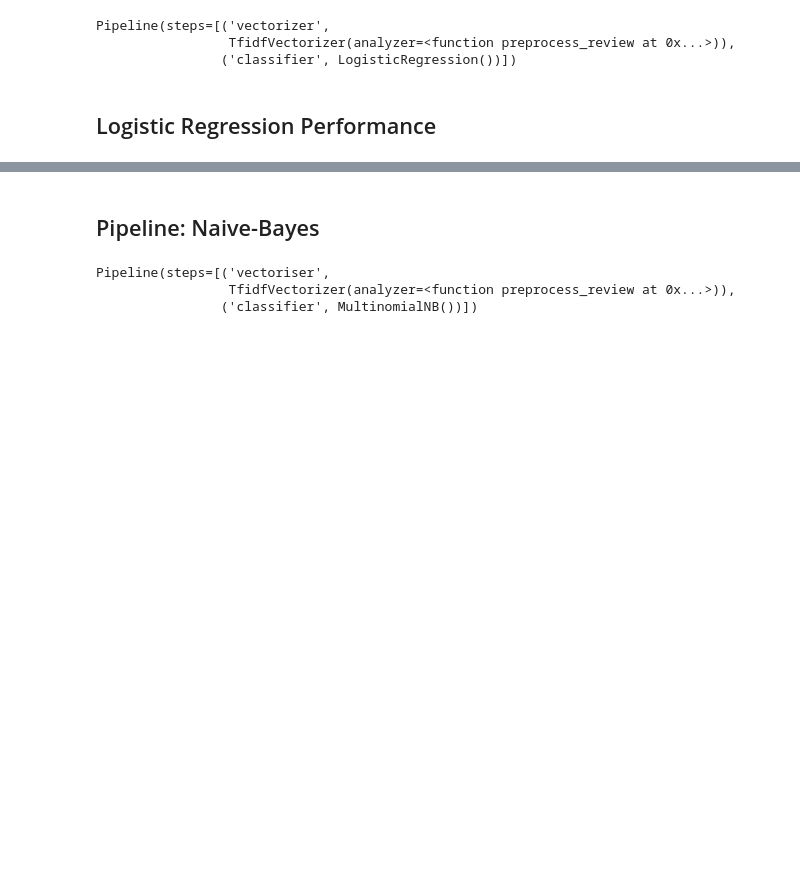
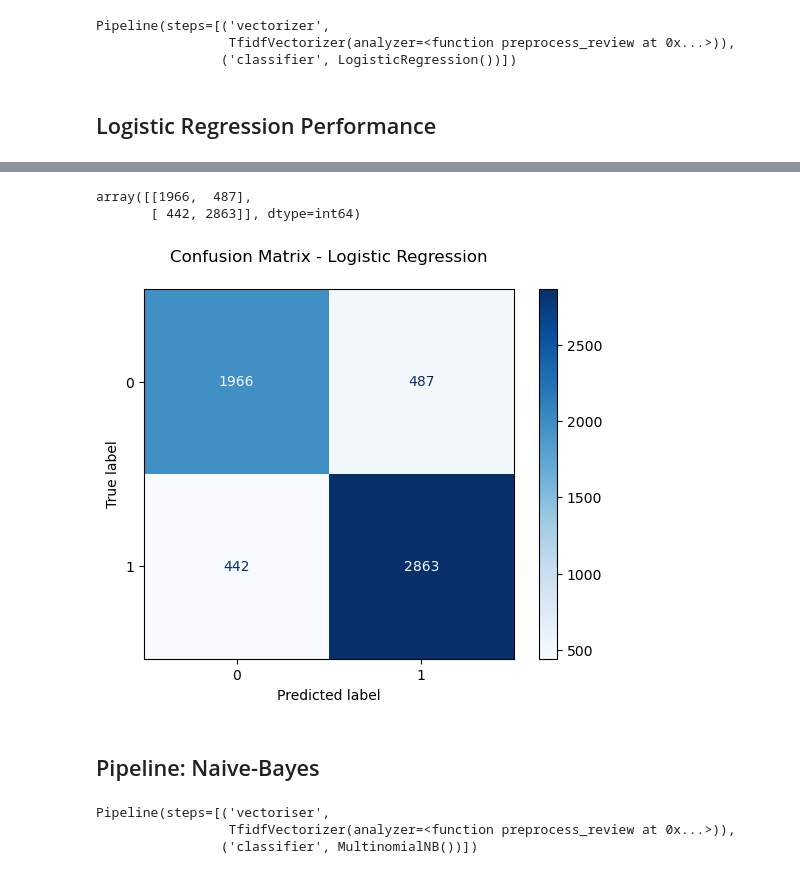
Before and after one commit to celefigs/collaborative_project, a Jupyter notebook: celes_copy/celes_models_final.ipynb, the cells around one changed output, grey strips where cells are left out. Drawn from its saved outputs; the diff is of its cells as text; code cells hidden in the pictures; blank space fills up the shorter version.

```diff
--- a/celes_copy/celes_models_final.ipynb
+++ b/celes_copy/celes_models_final.ipynb
@@ -29,7 +37,7 @@ from IPython.display import display
 # %% [markdown]
 # Load Data and Perform Data Filtering and Transformation
 # %%
-file_path = '../data/final_data.csv'
+file_path = r'../data/final_data.csv'
 df = pd.read_csv(file_path, encoding='utf-8')
 
 # Cleaning columns ans filtering "Birth Control"
@@ -312,7 +321,13 @@ pipe_lr.fit(X_train, y_train)
 Pipeline(steps=[('vectorizer',
                  TfidfVectorizer(analyzer=<function preprocess_review at 0x...>)),
                 ('classifier', LogisticRegression())])
+# %%
+# Guardar el pipeline de lr
+joblib.dump(pipe_lr, 'pipe_lr.pkl')
+
+# Load  pipeline
+loaded_pipe_lr = joblib.load('pipe_lr.pkl')
 # %%
-y_test_pred_lr = pipe_lr.predict(X_test)
+y_test_pred_lr = loaded_pipe_lr.predict(X_test)
 # %% [markdown]
 ## Logistic Regression Performance
@@ -372,3 +348,21 @@ plt.show()
+# %%
+# Calcular la matriz de confusión
+cm = confusion_matrix(y_test, y_test_pred_lr)
+cm
+
+# [[TN, FP],
+#  [FN, TP]]
+# %% [output]
+array([[1966,  487],
+       [ 442, 2863]], dtype=int64)
+# %%
+#Matriz de confusión
+confusion_matrix_lr = ConfusionMatrixDisplay(cm)
+confusion_matrix_lr.plot(cmap='Blues', colorbar=True)
+plt.title('Confusion Matrix - Logistic Regression', pad=20)
+plt.show()
+# %% [output]
+[figure, added]
 # %% [markdown]
 ## Pipeline: Naive-Bayes
 # %%
```
Also changed, not shown: parts of 19 cells of this notebook, 3 other files.
